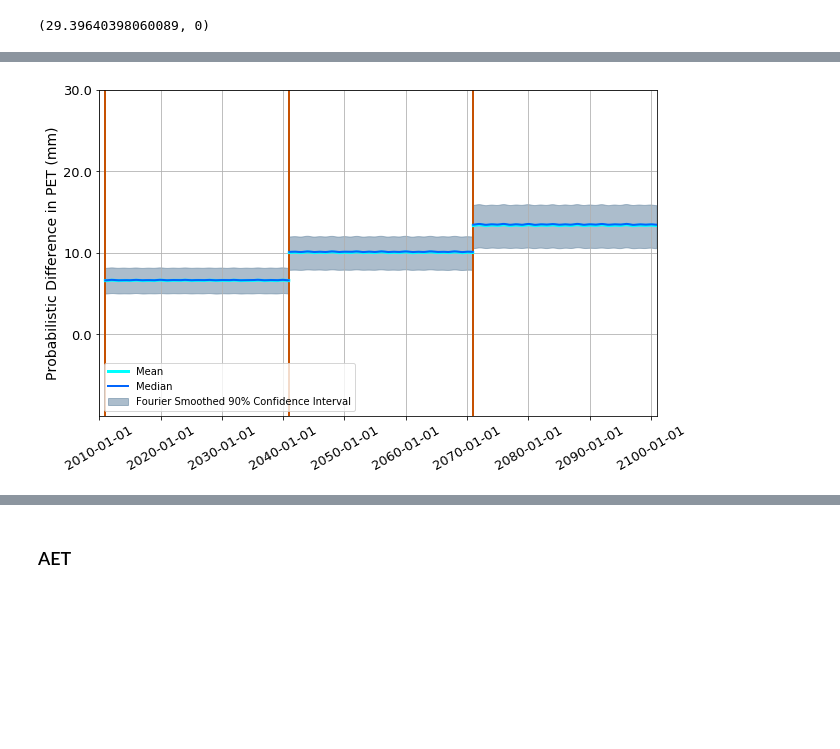
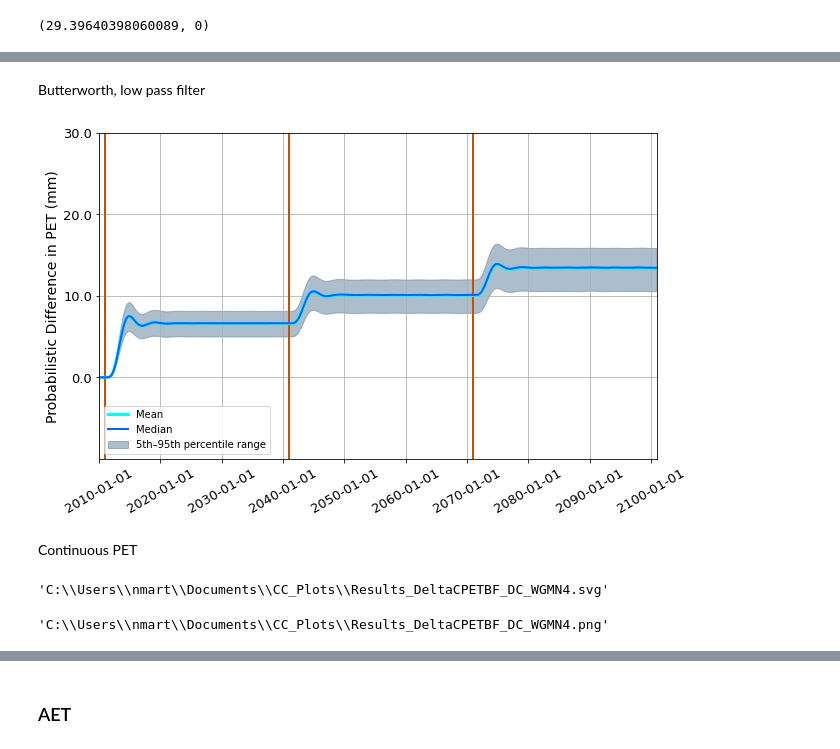
Before and after one commit to nmartin198/wres_risk_analysis, a Jupyter notebook: jupyter_notebooks/framework/Results_WB_Final_All4.ipynb, the cells around one changed output, grey strips where cells are left out. Saved outputs shown, nothing was run; the diff lists cells and outputs as text; code cells hidden in the pictures; blank space fills up the shorter version.

```diff
--- a/jupyter_notebooks/framework/Results_WB_Final_All4.ipynb
+++ b/jupyter_notebooks/framework/Results_WB_Final_All4.ipynb
@@ -478,0 +579,6 @@ FF_Pre4_me = np.fft.irfft(rft)
+# %%
+ForTimeList = list( S1PrecipDF.index.to_pydatetime() )
+BackDTList = deepcopy( ForTimeList )
+BackDTList = BackDTList[::-1]
+DTTimeList = deepcopy( ForTimeList )
+DTTimeList.extend( BackDTList )
@@ -614 +872,25 @@ ax11.xaxis.set_major_formatter( mpl.dates.DateFormatter("%Y-%m-%d") )
+# %% [markdown]
+Butterworth, low pass filter
+# %%
+wAr = ContPET[StatsHdsList[95]].to_numpy()
+S1_PET_95 = butter_lowpass_filter(wAr, CUTOFF, FS )
+wAr = ContPET[StatsHdsList[5]].to_numpy()
+S1_PET_05 = butter_lowpass_filter(wAr, CUTOFF, FS )
+wAr = ContPET[StatsHdsList[75]].to_numpy()
+S1_PET_75 = butter_lowpass_filter(wAr, CUTOFF, FS )
+wAr = ContPET[StatsHdsList[25]].to_numpy()
+S1_PET_25 = butter_lowpass_filter(wAr, CUTOFF, FS )
+wAr = ContPET[StatsHdsList[50]].to_numpy()
+S1_PET_Med = butter_lowpass_filter(wAr, CUTOFF, FS )
+wAr = ContPET[StatsHdsList[101]].to_numpy()
+S1_PET_Ave = butter_lowpass_filter(wAr, CUTOFF, FS )
+# %%
+S1_PET_F90 = list( S1_PET_05 )
+BackDTList = list( S1_PET_95 )
+BackPET_95 = BackDTList[::-1]
+S1_PET_F90.extend( BackPET_95 )
+S1_PET_IQR = list( S1_PET_25 )
+BackDTList = list( S1_PET_75 )
+BackPET_75 = BackDTList[::-1]
+S1_PET_IQR.extend( BackPET_75 )
 # %%
@@ -679,37 +961,31 @@ PETVals.extend( BackPET2_95 )
 # %%
 Fig1 = plt.figure()
 Fig1.set_size_inches(10.0, 6.0)
 ax11 = Fig1.add_subplot(111)
 ax11.plot( [TP_DICT[2][0], TP_DICT[2][0]], [MinPET, MaxPET], linestyle='-',
            linewidth=2, color='xkcd:dark orange' )
 ax11.plot( [TP_DICT[3][0], TP_DICT[3][0]], [MinPET, MaxPET], linestyle='-',
            linewidth=2, color='xkcd:dark orange' )
 ax11.plot( [TP_DICT[4][0], TP_DICT[4][0]], [MinPET, MaxPET], linestyle='-',
            linewidth=2, color='xkcd:dark orange' )
-sfF = ax11.fill( DTTimeList, PETVals, color='xkcd:steel blue', alpha=0.50,
-                 label="Fourier Smoothed 90% Confidence Interval")
-ax11.plot( S1PETStats2.index, FF_PET2_me, linestyle='-',
+sfF = ax11.fill( DTTimeList, S1_PET_F90, color='xkcd:steel blue', alpha=0.50,
+                 label="5th–95th percentile range")
+ax11.plot( ForTimeList, S1_PET_Ave, linestyle='-',
            linewidth=3, label='Mean', color='xkcd:cyan' )
-ax11.plot( S1PETStats3.index, FF_PET3_me, linestyle='-',
-           linewidth=3, color='xkcd:cyan' )
-ax11.plot( S1PETStats4.index, FF_PET4_me, linestyle='-',
-           linewidth=3, color='xkcd:cyan' )
-ax11.plot( S1PETStats2.index, FF_PET2_50, linestyle='-',
+ax11.plot( ForTimeList, S1_PET_Med, linestyle='-',
            linewidth=2, label='Median', color='xkcd:bright blue' )
-ax11.plot( S1PETStats3.index, FF_PET3_50, linestyle='-',
-           linewidth=2, color='xkcd:bright blue' )
-ax11.plot( S1PETStats4.index, FF_PET4_50, linestyle='-',
-           linewidth=2, color='xkcd:bright blue' )
 ax11.set_xlim( (dt.datetime(2010, 1, 1), TP_DICT[4][1]))
 ax11.set_yticks( petTicks )
 ax11.set_ylim( (MinPET, MaxPET) )
 ax11.grid(True, axis='y', which='both')
 ax11.set_ylabel('Probabilistic Difference in PET (mm)', fontsize=14)
 ax11.grid( b=True )
 ax11.legend( loc='lower left' )
 ax11.tick_params(axis='both', which='major', labelsize=13)
 ax11.tick_params(axis='x', which='major', labelrotation=30.0)
 ax11.yaxis.set_major_formatter( mpl.ticker.StrMethodFormatter( "{x:,.1f}" ) )
 ax11.xaxis.set_major_formatter( mpl.dates.DateFormatter("%Y-%m-%d") )
 # %% [output]
-[figure, old version]
+[figure, new version]
+# %% [markdown]
+Continuous PET
@@ -715,0 +1050,10 @@ ax11.xaxis.set_major_formatter( mpl.dates.DateFormatter("%Y-%m-%d") )
+# %%
+OutSVG = os.path.normpath( os.path.join( OUT_DIR, "Results_DeltaCPETBF_%s.svg" % SIM_ROOT ) )
+OutSVG
+# %% [output]
+'C:\\Users\\nmart\\Documents\\CC_Plots\\Results_DeltaCPETBF_DC_WGMN4.svg'
+# %%
+OutPNG = os.path.normpath( os.path.join( OUT_DIR, "Results_DeltaCPETBF_%s.png" % SIM_ROOT ) )
+OutPNG
+# %% [output]
+'C:\\Users\\nmart\\Documents\\CC_Plots\\Results_DeltaCPETBF_DC_WGMN4.png'
```
Also changed, not shown: parts of 112 cells of this notebook, 34 other files.
